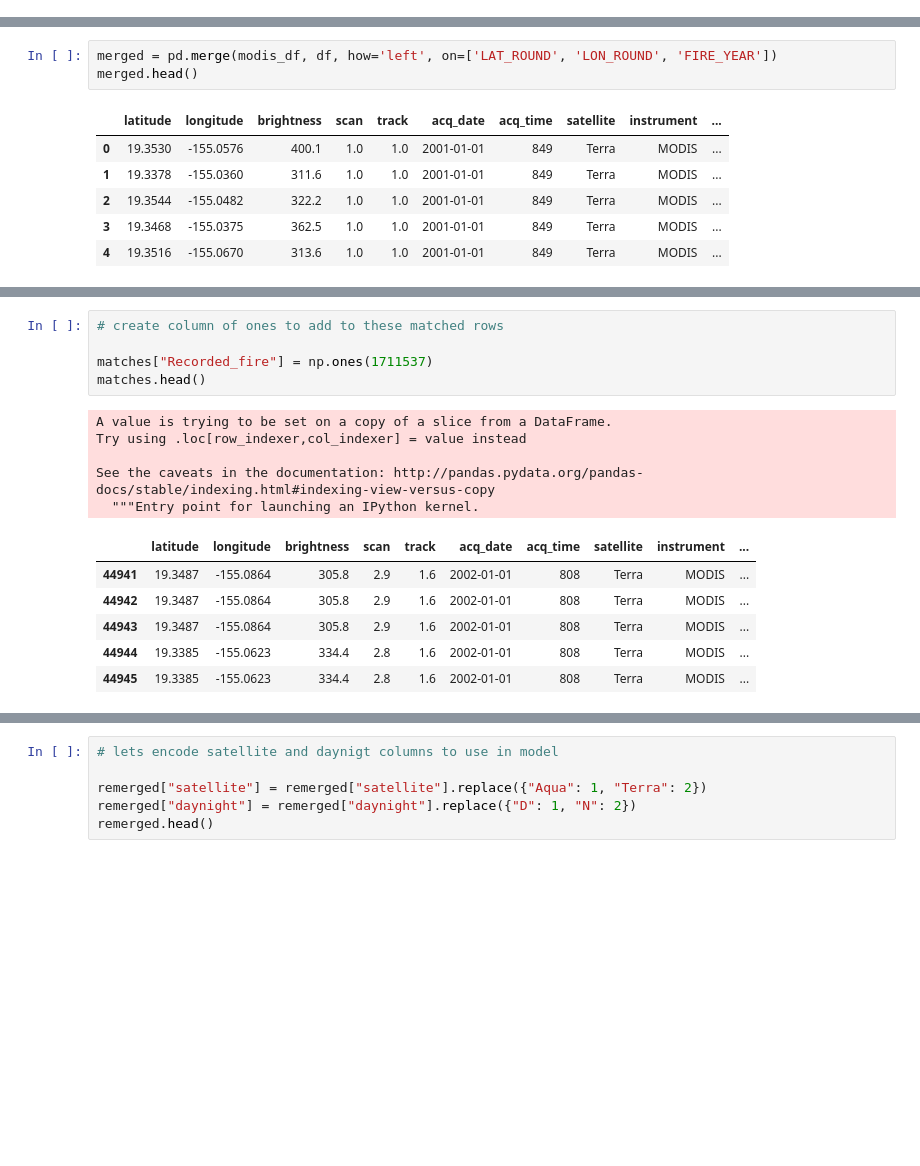
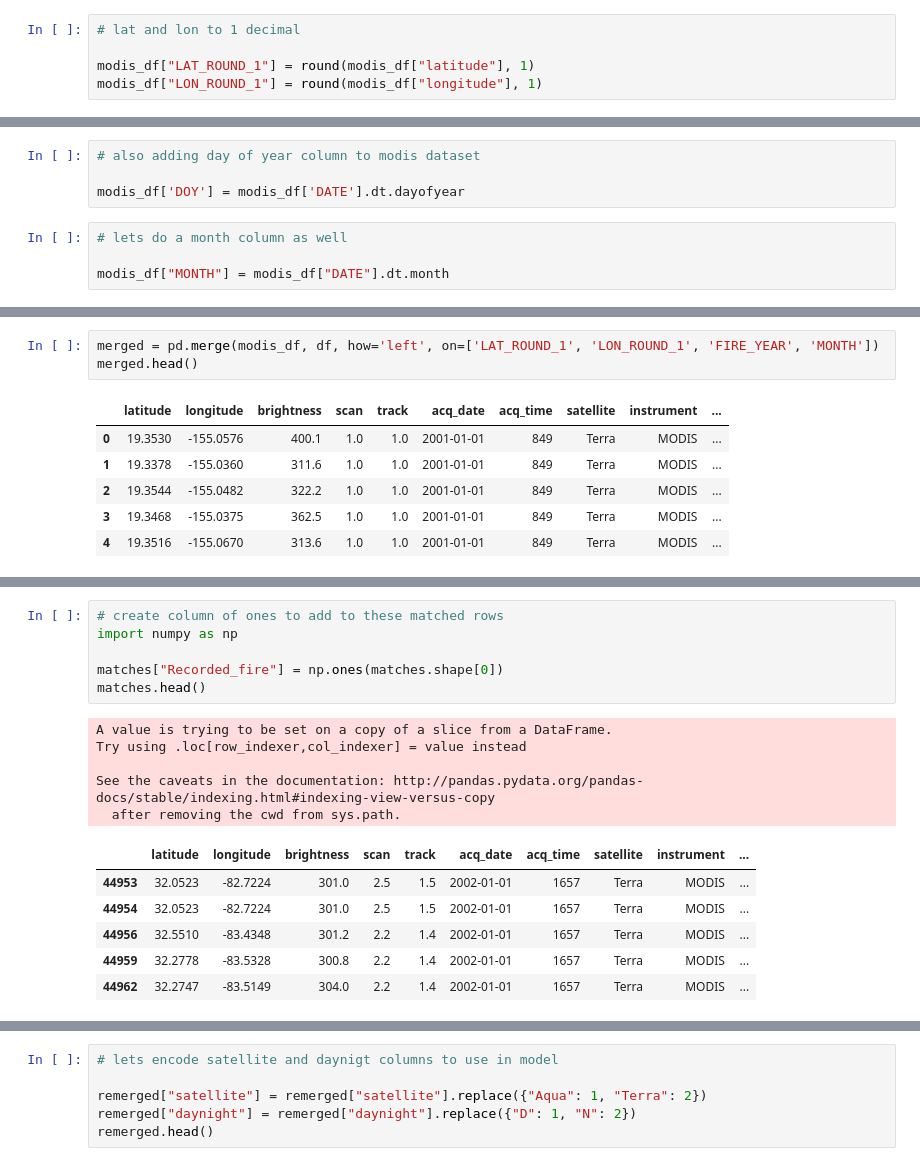
Before and after one commit to BloomTech-Labs/forest-fire-watch-ds, a Jupyter notebook: fires.ipynb, the cells around one changed output, grey strips where cells are left out. Cells and saved outputs as stored; diff of their text form; blank space fills up the shorter version.

```diff
--- a/fires.ipynb
+++ b/fires.ipynb
@@ -103,6 +112,11 @@ modis_df.head()
 | 2 | 19.3544 | -155.0482 | 322.2 | 1.0 | 1.0 | 2001-01-01 | 849 | Terra | MODIS | ... |
 | 3 | 19.3468 | -155.0375 | 362.5 | 1.0 | 1.0 | 2001-01-01 | 849 | Terra | MODIS | ... |
 | 4 | 19.3516 | -155.0670 | 313.6 | 1.0 | 1.0 | 2001-01-01 | 849 | Terra | MODIS | ... |
+# %%
+# lat and lon to 1 decimal
+
+modis_df["LAT_ROUND_1"] = round(modis_df["latitude"], 1)
+modis_df["LON_ROUND_1"] = round(modis_df["longitude"], 1)
 # %%
 # adding Date and Year column to combine datasets on
 import datetime
@@ -131,7 +134,15 @@ modis_df.head()
+# %%
+# also adding day of year column to modis dataset
+
+modis_df['DOY'] = modis_df['DATE'].dt.dayofyear
+# %%
+# lets do a month column as well
+
+modis_df["MONTH"] = modis_df["DATE"].dt.month
 # %% [markdown]
 ## Merging datasets
 # %%
-merged = pd.merge(modis_df, df, how='left', on=['LAT_ROUND', 'LON_ROUND', 'FIRE_YEAR'])
+merged = pd.merge(modis_df, df, how='left', on=['LAT_ROUND_1', 'LON_ROUND_1', 'FIRE_YEAR', 'MONTH'])
 merged.head()
 # %% [output]
 |  | latitude | longitude | brightness | scan | track | acq_date | acq_time | satellite | instrument | ... |
@@ -154,17 +165,18 @@ matches.shape
 # %%
 # create column of ones to add to these matched rows
+import numpy as np
 
-matches["Recorded_fire"] = np.ones(1711537)
+matches["Recorded_fire"] = np.ones(matches.shape[0])
 matches.head()
 # %% [output]
 A value is trying to be set on a copy of a slice from a DataFrame.
 Try using .loc[row_indexer,col_indexer] = value instead
 
 See the caveats in the documentation: http://pandas.pydata.org/pandas-docs/stable/indexing.html#indexing-view-versus-copy
-  """Entry point for launching an IPython kernel.
+  after removing the cwd from sys.path.
 |  | latitude | longitude | brightness | scan | track | acq_date | acq_time | satellite | instrument | ... |
-| 44941 | 19.3487 | -155.0864 | 305.8 | 2.9 | 1.6 | 2002-01-01 | 808 | Terra | MODIS | ... |
-| 44942 | 19.3487 | -155.0864 | 305.8 | 2.9 | 1.6 | 2002-01-01 | 808 | Terra | MODIS | ... |
-| 44943 | 19.3487 | -155.0864 | 305.8 | 2.9 | 1.6 | 2002-01-01 | 808 | Terra | MODIS | ... |
-| 44944 | 19.3385 | -155.0623 | 334.4 | 2.8 | 1.6 | 2002-01-01 | 808 | Terra | MODIS | ... |
-| 44945 | 19.3385 | -155.0623 | 334.4 | 2.8 | 1.6 | 2002-01-01 | 808 | Terra | MODIS | ... |
+| 44953 | 32.0523 | -82.7224 | 301.0 | 2.5 | 1.5 | 2002-01-01 | 1657 | Terra | MODIS | ... |
+| 44954 | 32.0523 | -82.7224 | 301.0 | 2.5 | 1.5 | 2002-01-01 | 1657 | Terra | MODIS | ... |
+| 44956 | 32.5510 | -83.4348 | 301.2 | 2.2 | 1.4 | 2002-01-01 | 1657 | Terra | MODIS | ... |
+| 44959 | 32.2778 | -83.5328 | 300.8 | 2.2 | 1.4 | 2002-01-01 | 1657 | Terra | MODIS | ... |
+| 44962 | 32.2747 | -83.5149 | 304.0 | 2.2 | 1.4 | 2002-01-01 | 1657 | Terra | MODIS | ... |
```
Also changed, not shown: parts of 28 cells of this notebook.
